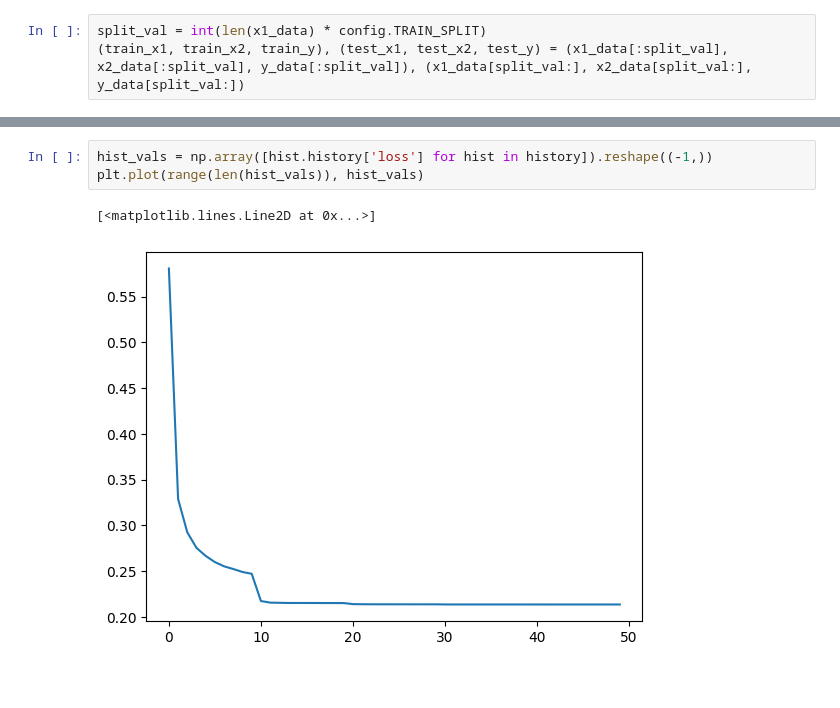
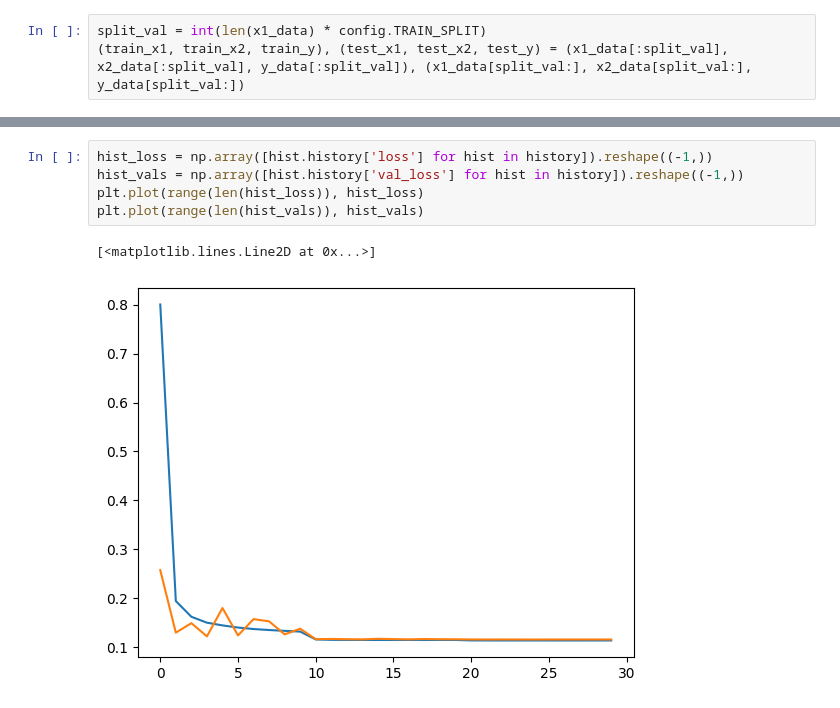
Before and after one commit to Trentiumz/Chess, a Jupyter notebook: chess-bot-version-1.ipynb, the cells around one changed output, grey strips where cells are left out. Drawn from its saved outputs; the diff is of its cells as text.

```diff
--- a/chess-bot-version-1.ipynb
+++ b/chess-bot-version-1.ipynb
@@ -139,9 +141,11 @@ Epoch 10/10
 # %%
-hist_vals = np.array([hist.history['loss'] for hist in history]).reshape((-1,))
+hist_loss = np.array([hist.history['loss'] for hist in history]).reshape((-1,))
+hist_vals = np.array([hist.history['val_loss'] for hist in history]).reshape((-1,))
+plt.plot(range(len(hist_loss)), hist_loss)
 plt.plot(range(len(hist_vals)), hist_vals)
 # %% [output]
 [<matplotlib.lines.Line2D at 0x...>]
-[figure, old version]
+[figure, new version]
 # %%
 hist_vals.min() * y_std
 # %% [output]
```
Also changed, not shown: parts of 5 cells of this notebook.
